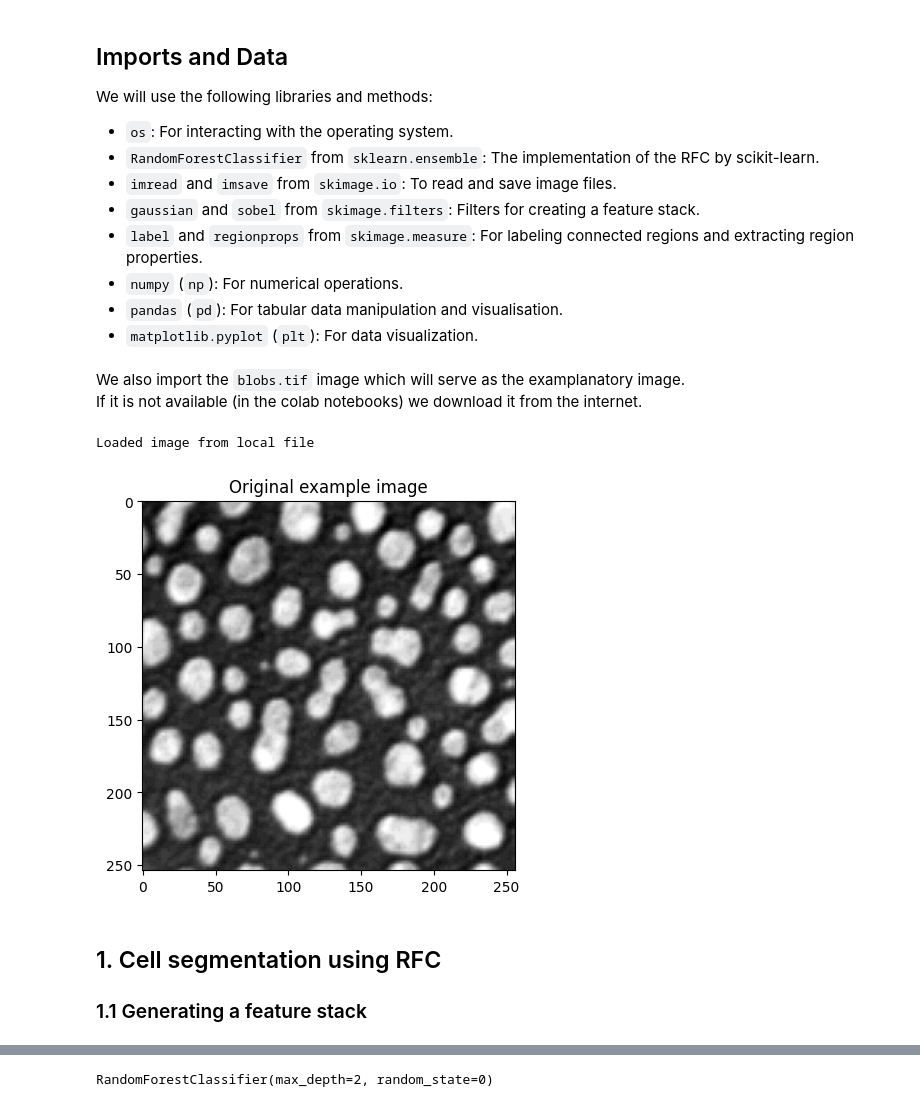
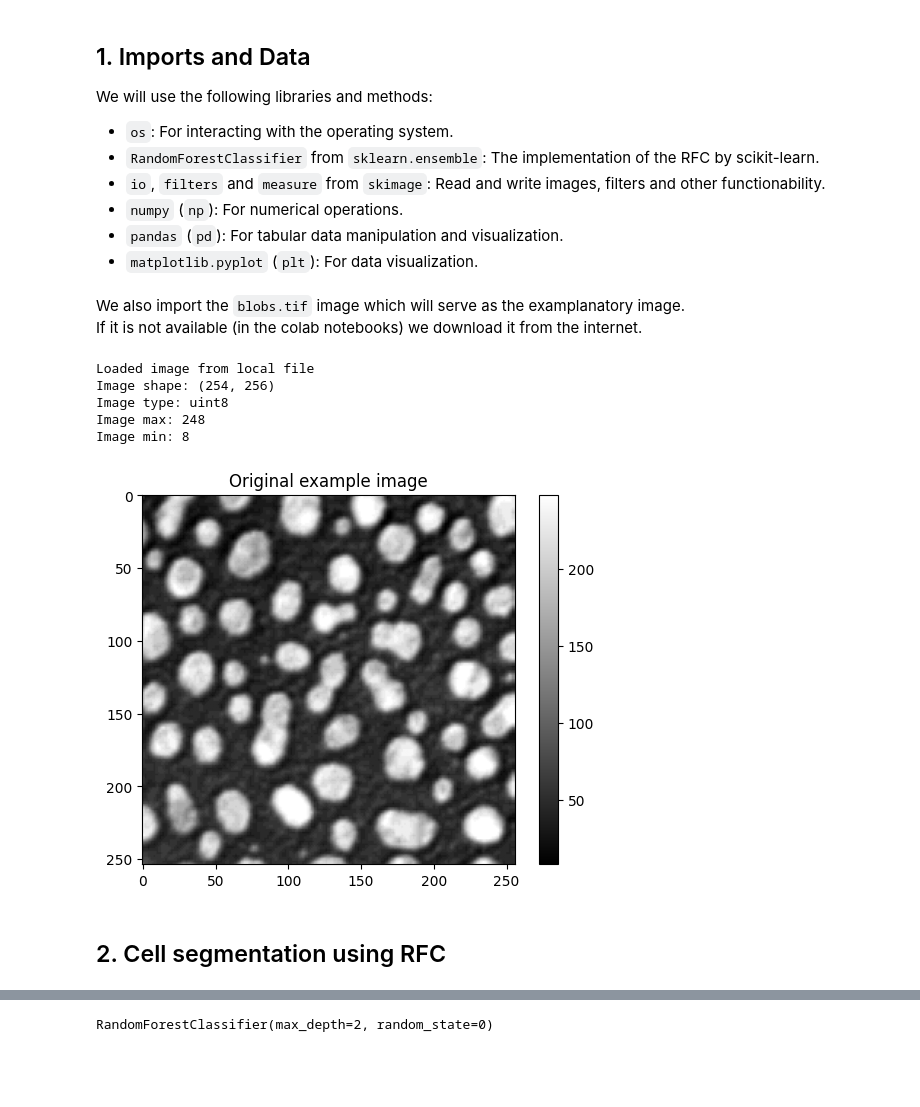
Before and after one commit to moritzmarquardt/workshop_IBEC, a Jupyter notebook: 02_cell_segmentation_classification_rfc.ipynb, the cells around one changed output, grey strips where cells are left out. Saved outputs shown, nothing was run; the diff lists cells and outputs as text; code cells hidden in the pictures; blank space fills up the shorter version.

```diff
--- a/02_cell_segmentation_classification_rfc.ipynb
+++ b/02_cell_segmentation_classification_rfc.ipynb
@@ -7,14 +12,12 @@
 # %% [markdown]
-## Imports and Data
+## 1. Imports and Data
 We will use the following libraries and methods:
 
 - `os`: For interacting with the operating system.
 - `RandomForestClassifier` from `sklearn.ensemble`: The implementation of the RFC by scikit-learn.
-- `imread` and `imsave` from `skimage.io`: To read and save image files.
-- `gaussian` and `sobel` from `skimage.filters`: Filters for creating a feature stack.
-- `label` and `regionprops` from `skimage.measure`: For labeling connected regions and extracting region properties.
+- `io`, `filters` and `measure` from `skimage`: Read and write images, filters and other functionability.
 - `numpy` (`np`): For numerical operations.
-- `pandas` (`pd`): For tabular data manipulation and visualisation.
+- `pandas` (`pd`): For tabular data manipulation and visualization.
 - `matplotlib.pyplot` (`plt`): For data visualization.
 # %%
 import os
@@ -29,19 +32,27 @@ If it is not available (in the colab notebooks) we download it from the internet
 # %%
 image = None
 if os.path.exists('data/blobs.tif'): # the image exists locally
     image = io.imread('data/blobs.tif')
     print('Loaded image from local file')
 else:
+    os.makedirs('data', exist_ok=True)
     image = io.imread('https://github.com/moritzmarquardt/workshop_IBEC/raw/refs/heads/main/data/blobs.tif')
     io.imsave('data/blobs.tif', image)
     print('Loaded and saved image from remote file')
+print('Image shape:', image.shape)
+print('Image type:', image.dtype)
+print('Image max:', image.max())
+print('Image min:', image.min())
 plt.imshow(image, cmap='gray')
+plt.colorbar()
 plt.title('Original example image')
 plt.show()
 # %% [output]
 Loaded image from local file
+Image shape: (254, 256)
+Image type: uint8
+Image max: 248
+Image min: 8
-[figure, old version]
+[figure, new version]
 # %% [markdown]
-## 1. Cell segmentation using RFC
-
-### 1.1 Generating a feature stack
+## 2. Cell segmentation using RFC
```
Also changed, not shown: parts of 19 cells of this notebook.
